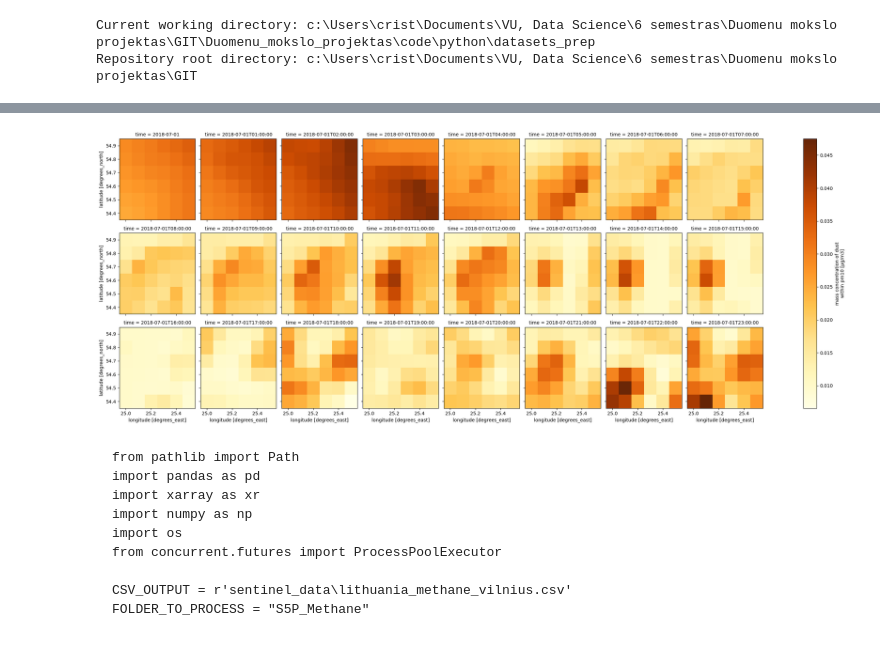
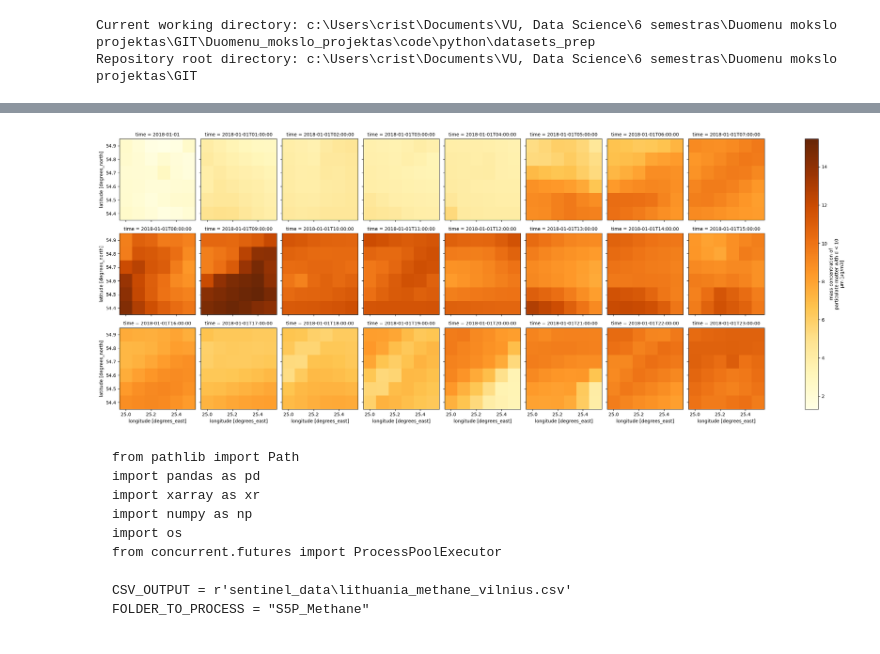
Before and after one commit to rugcer04/Duomenu_mokslo_projektas, a Jupyter notebook: code/python/datasets_prep/CAMS_toolbox.ipynb, the cells around one changed output, grey strips where cells are left out. Saved outputs shown, nothing was run; the diff lists cells and outputs as text; code cells hidden in the pictures.

Commit message:
Add scripts to download ammonia and particulate matter data with batch processing

````diff
--- a/code/python/datasets_prep/CAMS_toolbox.ipynb
+++ b/code/python/datasets_prep/CAMS_toolbox.ipynb
@@ -61,5 +61,5 @@ Done! All .nc files are now in: c:\Users\crist\Documents\VU, Data Science\6 seme
 # %%
-file_path = r"C:\Users\crist\Documents\VU, Data Science\6 semestras\Duomenu mokslo projektas\GIT\CAMS unzip\dust\cams_2018_07_dust_validated.nc"
+file_path = r"C:\Users\crist\Documents\VU, Data Science\6 semestras\Duomenu mokslo projektas\GIT\CAMS unzip\ammonia\cams_2018_01_ammonia_validated.nc"
 
 ds = xr.open_dataset(file_path)
 print(ds)
@@ -78,15 +78,15 @@ Attributes:
     Provider:     COPERNICUS European air quality service
     Production:   COPERNICUS Atmosphere Monitoring Service
 # %%
-plot = ds.dust.isel(time=slice(0, 24)).plot(
+plot = ds.pm10.isel(time=slice(0, 24)).plot(
     col="time",
     col_wrap=8,
     cmap="YlOrBr"
 )
 
 plt.show()
 # %% [output]
-[figure, old version]
+[figure, new version]
 # %% [markdown]
 ```{python}
 from pathlib import Path
````
Also changed, not shown: parts of 2 cells of this notebook, 4 other files.
